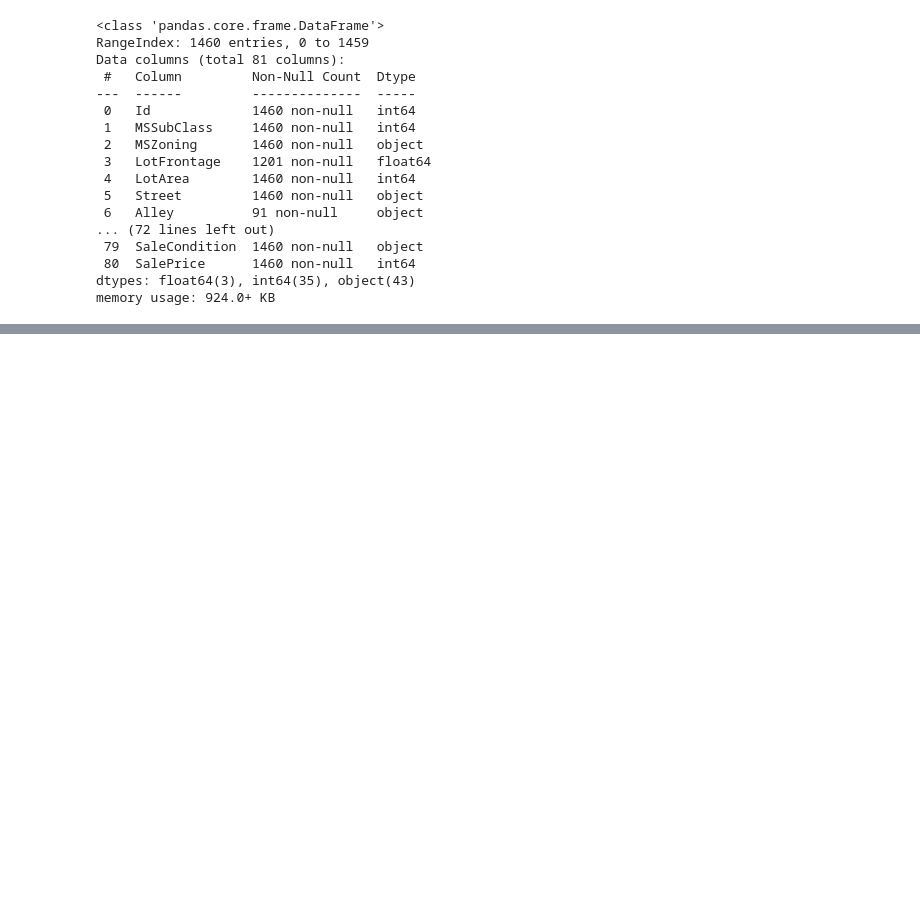
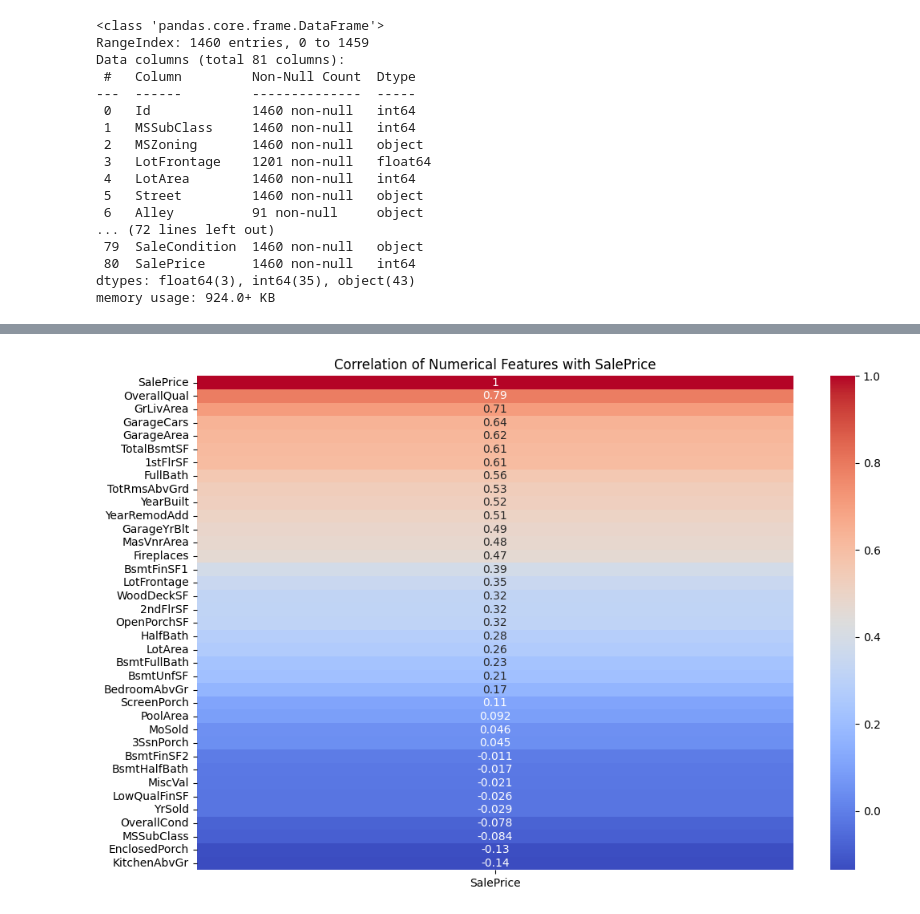
Before and after one commit to shahed137003/ML-projects, a Jupyter notebook: Beginner Level/Linear Regression/HousePricePrediction.ipynb, the cells around one changed output, grey strips where cells are left out. Cells and saved outputs as stored; diff of their text form; code cells hidden in the pictures; blank space fills up the shorter version.

```diff
--- a/Beginner Level/Linear Regression/HousePricePrediction.ipynb
+++ b/Beginner Level/Linear Regression/HousePricePrediction.ipynb
@@ -107,0 +191,12 @@ memory usage: 924.0+ KB
+# %%
+## Correlation Analysis for numerical features
+
+corr = train_df[numerical_features + ["SalePrice"]].corr()
+
+plt.figure(figsize=(12,8))
+sns.heatmap(corr[["SalePrice"]].sort_values(by="SalePrice", ascending=False),
+            annot=True, cmap="coolwarm")
+plt.title("Correlation of Numerical Features with SalePrice")
+plt.show()
+# %% [output]
+[figure, added]
```
Also changed, not shown: parts of 20 cells of this notebook.
